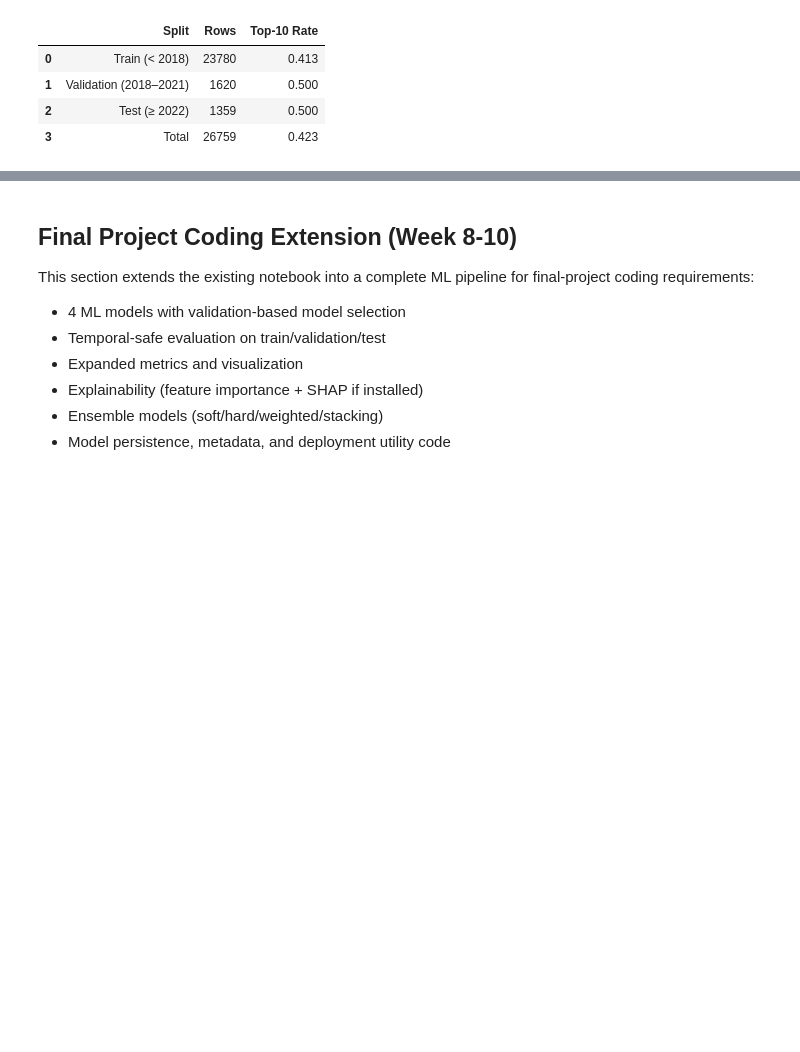
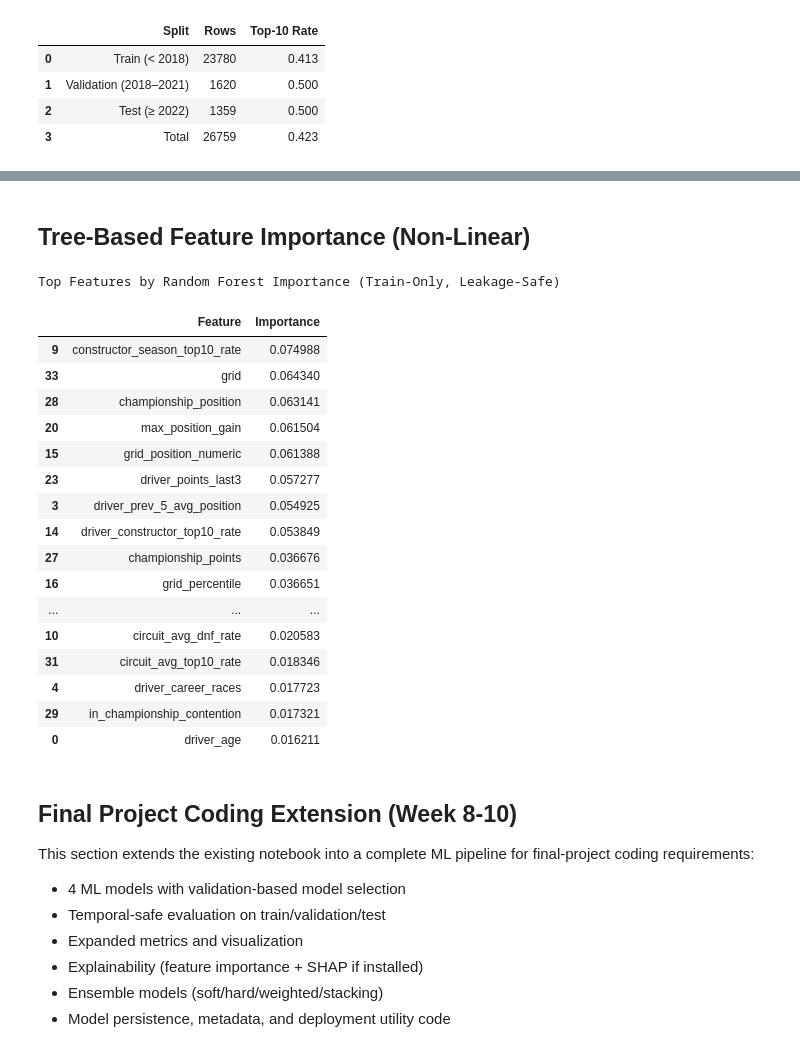
Before and after one commit to Jerry687/MSDS422-Final-Project-F1-Race-Prediction, a Jupyter notebook: notebook/F1_Race_Prediction_EDA_Feature_Engineering_V2.ipynb, the cells around one changed output, grey strips where cells are left out. Cells and saved outputs as stored; diff of their text form; code cells hidden in the pictures; blank space fills up the shorter version.

```diff
--- a/notebook/F1_Race_Prediction_EDA_Feature_Engineering_V2.ipynb
+++ b/notebook/F1_Race_Prediction_EDA_Feature_Engineering_V2.ipynb
@@ -1759,3 +1767,49 @@ Temporal Train, Validation, and Test Split Summary
+# %% [markdown]
+## Tree-Based Feature Importance (Non-Linear)
+# %%
+# Random Forest importance (train-only, leakage-safe)
+rf = RandomForestClassifier(
+    n_estimators=300,
+    max_depth=10,
+    random_state=42,
+    n_jobs=-1
+)
+
+rf.fit(X_train, y_train)
+
+rf_importance = pd.DataFrame({
+    'Feature': feature_cols,
+    'Importance': rf.feature_importances_
+}).sort_values('Importance', ascending=False)
+
+# Keep rf_imp for dashboard compatibility
+rf_imp = pd.Series(rf.feature_importances_, index=feature_cols).sort_values(ascending=False)
+
+display(
+    nu_style_table(
+        rf_importance.head(20),
+        caption='Top Features by Random Forest Importance (Train-Only, Leakage-Safe)'
+    )
+)
+# %% [output]
+Top Features by Random Forest Importance (Train-Only, Leakage-Safe)
+|  | Feature | Importance |
+| 9 | constructor_season_top10_rate | 0.074988 |
+| 33 | grid | 0.064340 |
+| 28 | championship_position | 0.063141 |
+| 20 | max_position_gain | 0.061504 |
+| 15 | grid_position_numeric | 0.061388 |
+| 23 | driver_points_last3 | 0.057277 |
+| 3 | driver_prev_5_avg_position | 0.054925 |
+| 14 | driver_constructor_top10_rate | 0.053849 |
+| 27 | championship_points | 0.036676 |
+| 16 | grid_percentile | 0.036651 |
+| ... | ... | ... |
+| 10 | circuit_avg_dnf_rate | 0.020583 |
+| 31 | circuit_avg_top10_rate | 0.018346 |
+| 4 | driver_career_races | 0.017723 |
+| 29 | in_championship_contention | 0.017321 |
+| 0 | driver_age | 0.016211 |
 # %% [markdown]
 ## Final Project Coding Extension (Week 8-10)
 This section extends the existing notebook into a complete ML pipeline for final-project coding requirements:
```
Also changed, not shown: parts of 13 cells of this notebook, 7 other files.
